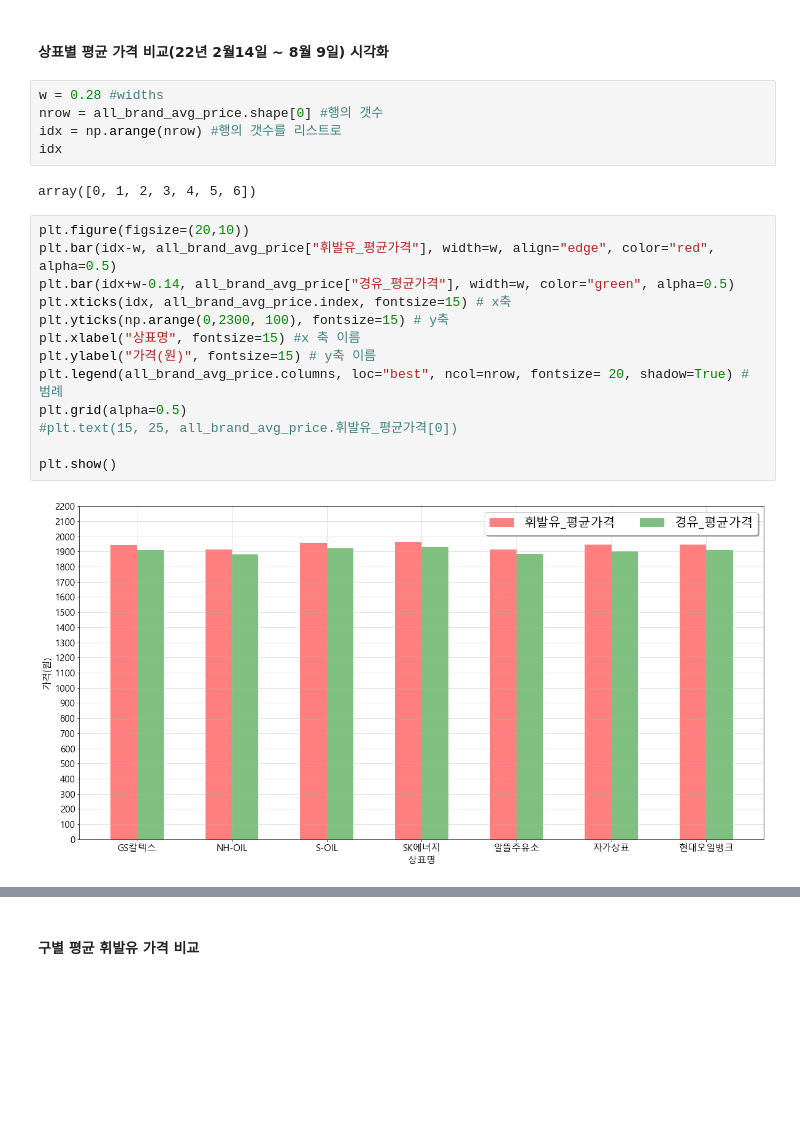
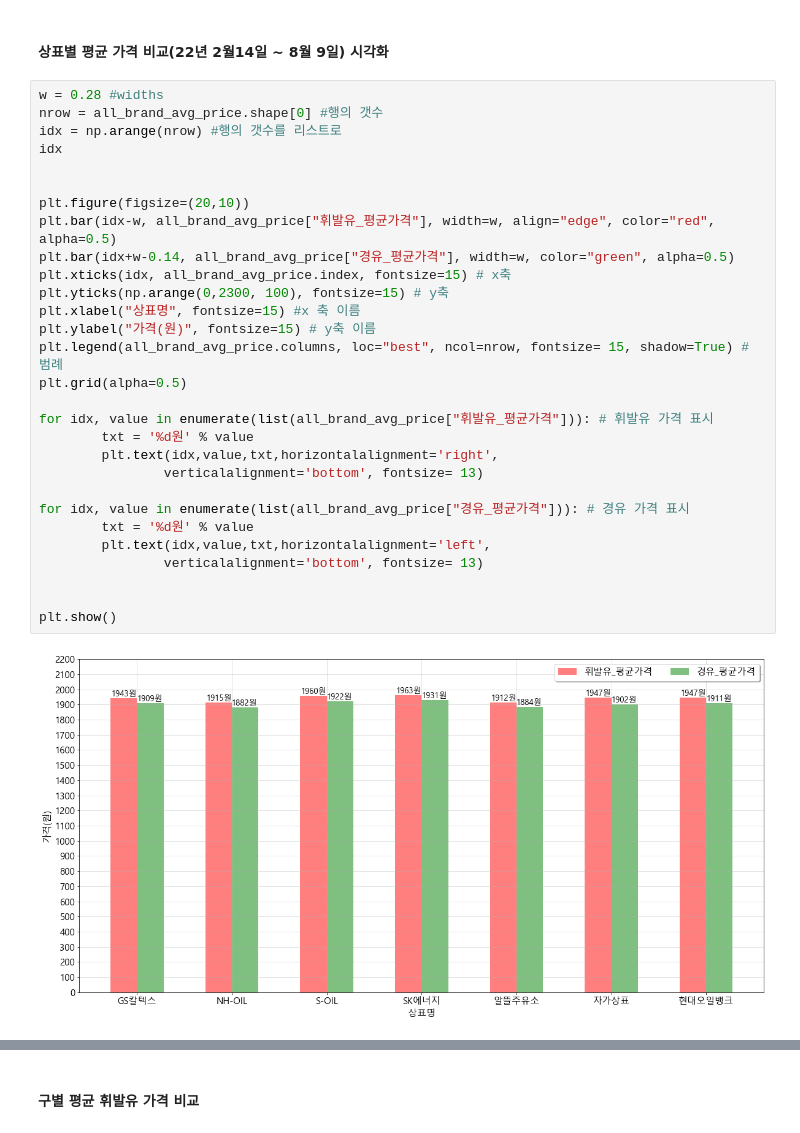
Before and after one commit to certainly-I/Busan-Oil-Price-Analysis, a Jupyter notebook: 주유소_전처리.ipynb, the cells around one changed output, grey strips where cells are left out. Drawn from its saved outputs; the diff is of its cells as text; blank space fills up the shorter version.

```diff
--- a/주유소_전처리.ipynb
+++ b/주유소_전처리.ipynb
@@ -479,25 +463,34 @@ all_brand_avg_price
 all_brand_avg_price = all_brand_avg_price.astype("int")
 # %% [markdown]
 #### 상표별 평균 가격 비교(22년 2월14일 ~ 8월 9일) 시각화
-# %%
-w = 0.28 #widths
-nrow = all_brand_avg_price.shape[0] #행의 갯수
-idx = np.arange(nrow) #행의 갯수를 리스트로
-idx
-# %% [output]
-array([0, 1, 2, 3, 4, 5, 6])
 # %%
+w = 0.28 #widths
+nrow = all_brand_avg_price.shape[0] #행의 갯수
+idx = np.arange(nrow) #행의 갯수를 리스트로
+idx
+
+
 plt.figure(figsize=(20,10))
 plt.bar(idx-w, all_brand_avg_price["휘발유_평균가격"], width=w, align="edge", color="red", alpha=0.5)
 plt.bar(idx+w-0.14, all_brand_avg_price["경유_평균가격"], width=w, color="green", alpha=0.5)
 plt.xticks(idx, all_brand_avg_price.index, fontsize=15) # x축
 plt.yticks(np.arange(0,2300, 100), fontsize=15) # y축
 plt.xlabel("상표명", fontsize=15) #x 축 이름
 plt.ylabel("가격(원)", fontsize=15) # y축 이름
-plt.legend(all_brand_avg_price.columns, loc="best", ncol=nrow, fontsize= 20, shadow=True) # 범례
+plt.legend(all_brand_avg_price.columns, loc="best", ncol=nrow, fontsize= 15, shadow=True) # 범례
 plt.grid(alpha=0.5)
-#plt.text(15, 25, all_brand_avg_price.휘발유_평균가격[0])
+
+for idx, value in enumerate(list(all_brand_avg_price["휘발유_평균가격"])): # 휘발유 가격 표시
+        txt = '%d원' % value
+        plt.text(idx,value,txt,horizontalalignment='right',
+                verticalalignment='bottom', fontsize= 13)
+
+for idx, value in enumerate(list(all_brand_avg_price["경유_평균가격"])): # 경유 가격 표시
+        txt = '%d원' % value
+        plt.text(idx,value,txt,horizontalalignment='left',
+                verticalalignment='bottom', fontsize= 13)
+
 
 plt.show()
 # %% [output]
-[figure, old version]
+[figure, new version]
```
Also changed, not shown: parts of 3 cells of this notebook.
